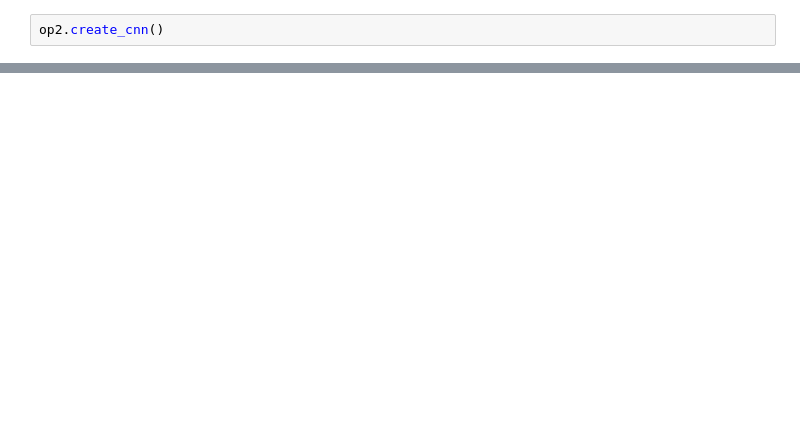
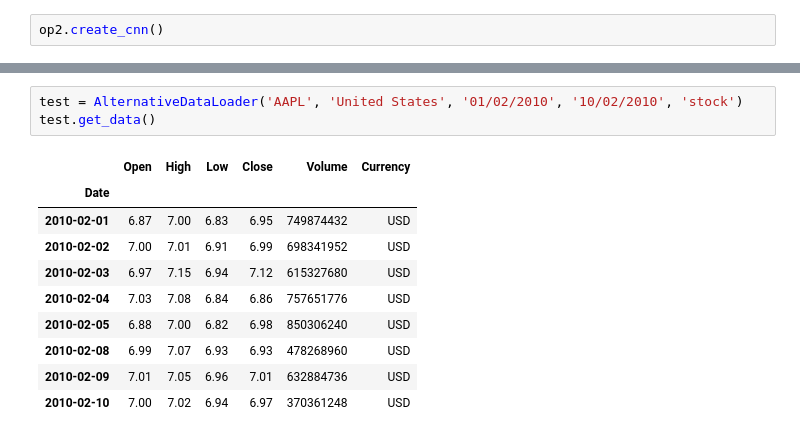
Before and after one commit to maxmekiska/arguing_predictors, a Jupyter notebook: notebooks/TestingEnviornment.ipynb, the cells around one changed output, grey strips where cells are left out. Cells and saved outputs as stored; diff of their text form; blank space fills up the shorter version.

Commit message:
adding tests for alternative data loader

```diff
--- a/notebooks/TestingEnviornment.ipynb
+++ b/notebooks/TestingEnviornment.ipynb
@@ -235,0 +248,14 @@ array([[28.479273, 29.085808, 29.253847, 28.770725, 29.38114 , 28.58591 ,
+# %%
+test = AlternativeDataLoader('AAPL', 'United States', '01/02/2010', '10/02/2010', 'stock')
+test.get_data()
+# %% [output]
+|  | Open | High | Low | Close | Volume | Currency |
+| Date |  |  |  |  |  |  |
+| 2010-02-01 | 6.87 | 7.00 | 6.83 | 6.95 | 749874432 | USD |
+| 2010-02-02 | 7.00 | 7.01 | 6.91 | 6.99 | 698341952 | USD |
+| 2010-02-03 | 6.97 | 7.15 | 6.94 | 7.12 | 615327680 | USD |
+| 2010-02-04 | 7.03 | 7.08 | 6.84 | 6.86 | 757651776 | USD |
+| 2010-02-05 | 6.88 | 7.00 | 6.82 | 6.98 | 850306240 | USD |
+| 2010-02-08 | 6.99 | 7.07 | 6.93 | 6.93 | 478268960 | USD |
+| 2010-02-09 | 7.01 | 7.05 | 6.96 | 7.01 | 632884736 | USD |
+| 2010-02-10 | 7.00 | 7.02 | 6.94 | 6.97 | 370361248 | USD |
```
Also changed, not shown: parts of 15 cells of this notebook, 1 other file.
